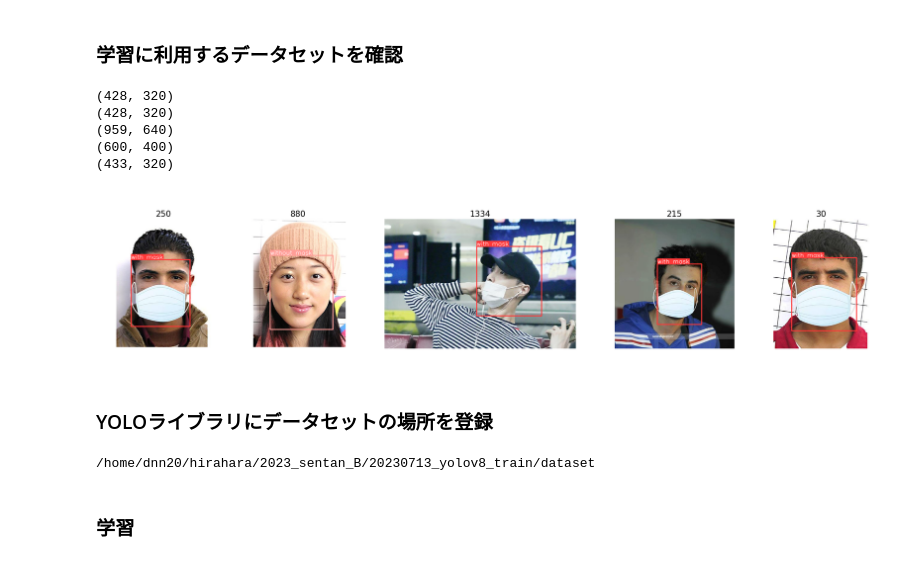
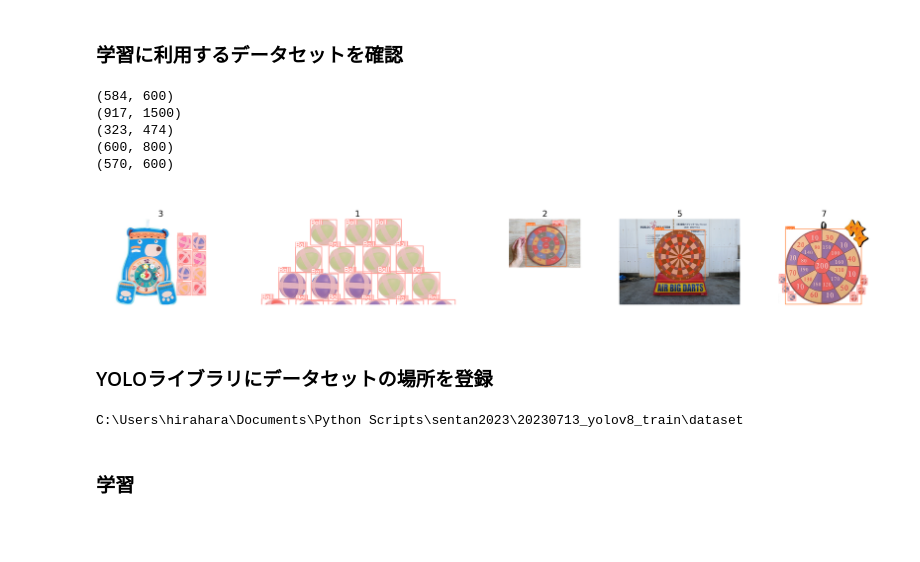
Before and after one commit to hrhrkeee/2023_sentan_B, a Jupyter notebook: 20230713_yolov8_train/03_YOLOv8を学習.ipynb, the cells around one changed output. Cells and saved outputs as stored; diff of their text form; code cells hidden in the pictures; blank space fills up the shorter version.

```diff
--- a/20230713_yolov8_train/03_YOLOv8を学習.ipynb
+++ b/20230713_yolov8_train/03_YOLOv8を学習.ipynb
@@ -10,36 +10,36 @@ import utils
 # %% [markdown]
 ### 学習に利用するデータセットを確認
 # %%
-config_path = Path("./dataset/mask_yolo_dataset/config.yaml")
+config_path = Path("./dataset/sentan-B_ball_detection_yolo/config.yaml")
 
 if config_path.suffix != ".yaml":
     raise "not yaml"
 
 yolo_data_train = utils.YOLO_dataset(str(config_path), "train")
 
 imgs = {}
 for i in random.sample(range(len(yolo_data_train)), 5):
     yolo_data = yolo_data_train[i]
 
     res = Results(
         orig_img  = yolo_data["orig_img"],
         path      = yolo_data["img_path"],
         names     = yolo_data_train.class_name,
         boxes     = yolo_data["bboxes"],
         masks     = yolo_data["masks"],
         keypoints = yolo_data["keypoints"],
     )
 
     imgs[i] = res.plot()[:, :, ::-1]
 
 utils.show_imgs(imgs, ncol=5, dpi=500)
 # %% [output]
-(428, 320)
-(428, 320)
-(959, 640)
-(600, 400)
-(433, 320)
+(584, 600)
+(917, 1500)
+(323, 474)
+(600, 800)
+(570, 600)
-[figure, old version]
+[figure, new version]
 # %% [markdown]
 ### YOLOライブラリにデータセットの場所を登録
 # %%
@@ -47,7 +47,7 @@ set_settings({"datasets_dir": str(config_path.parent.parent.resolve())})
 
 print(DATASETS_DIR)
 # %% [output]
-/home/dnn20/hirahara/2023_sentan_B/20230713_yolov8_train/dataset
+C:\Users\hirahara\Documents\Python Scripts\sentan2023\20230713_yolov8_train\dataset
 # %% [markdown]
 ### 学習
 # %%
```
Also changed, not shown: parts of 1 cell of this notebook, 12 other files.
